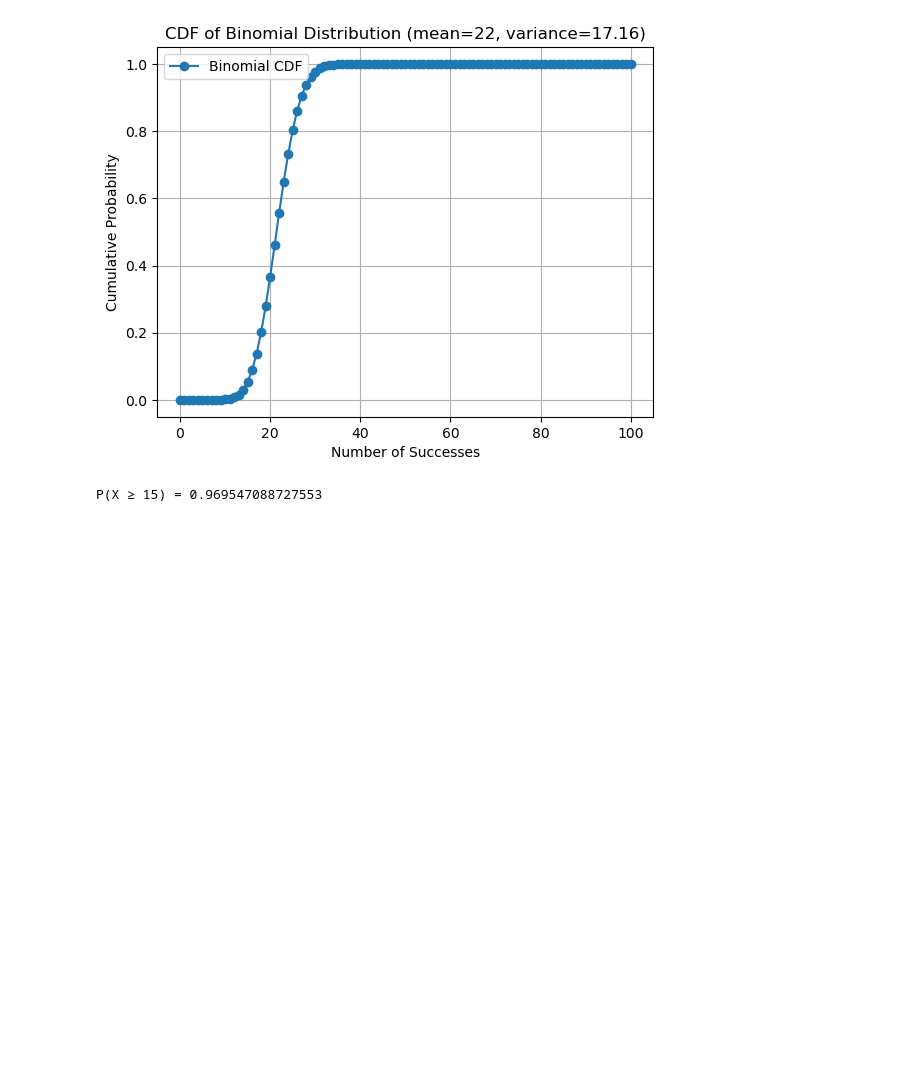
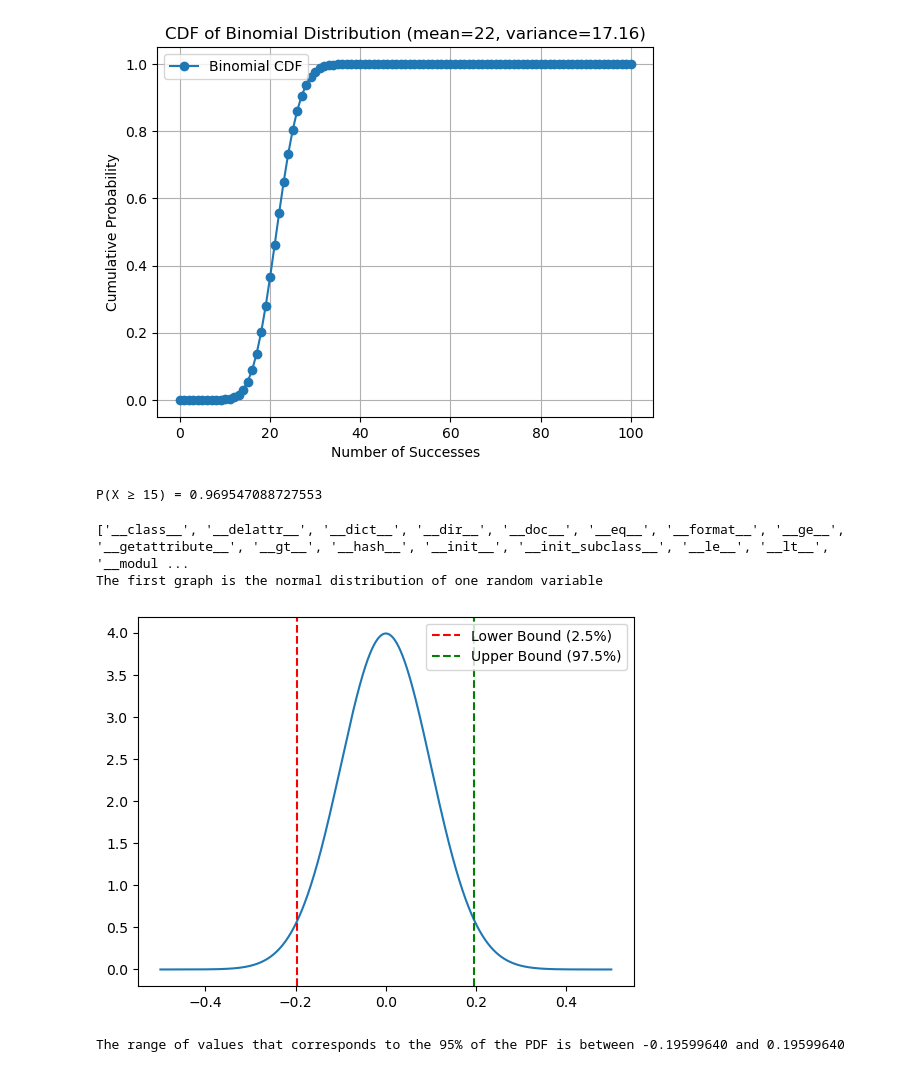
Before and after one commit to agangster1/Sandsynlighed-og-statestik-formelsamling, a Jupyter notebook: MM1_Introduction to Statistics.ipynb, the cells around one changed output. Saved outputs shown, nothing was run; the diff lists cells and outputs as text; code cells hidden in the pictures; blank space fills up the shorter version.

```diff
--- a/MM1_Introduction to Statistics.ipynb
+++ b/MM1_Introduction to Statistics.ipynb
@@ -223,3 +223,36 @@ print("P(X ≥ 15) =", p_greater_than_or_equal_to_15)
 # %% [output]
 [figure]
 P(X ≥ 15) = 0.969547088727553
+# %%
+import scipy as scp
+import numpy as np
+import matplotlib.pyplot as plt
+
+# This is the mean and standard deviation of the first random variable
+X1 = scp.stats.norm(0, 0.1)  # Create object of a 'frozen' normal RV with mean = 0 and std = 1
+
+print(dir(X1))
+
+# This defines the picture scaling of the graph
+x = np.linspace(-0.5, 0.5, 1000)
+pdf = X1.pdf(x)
+
+# Calculate the range corresponding to the 95% of the PDF
+lower_bound = X1.ppf(0.025)
+upper_bound = X1.ppf(0.975)
+
+print("The first graph is the normal distribution of one random variable")
+# This plots the first random variable x1 as a normal distribution based on X1's values
+plt.figure()
+plt.plot(x, pdf)
+plt.axvline(lower_bound, color='r', linestyle='--', label='Lower Bound (2.5%)')
+plt.axvline(upper_bound, color='g', linestyle='--', label='Upper Bound (97.5%)')
+plt.legend()
+plt.show()
+
+print("The range of values that corresponds to the 95% of the PDF is between", "%0.8f" % lower_bound, "and", "%0.8f" % upper_bound)
+# %% [output]
+['__class__', '__delattr__', '__dict__', '__dir__', '__doc__', '__eq__', '__format__', '__ge__', '__getattribute__', '__gt__', '__hash__', '__init__', '__init_subclass__', '__le__', '__lt__', '__modul ...
+The first graph is the normal distribution of one random variable
+[figure, added]
+The range of values that corresponds to the 95% of the PDF is between -0.19599640 and 0.19599640
```
